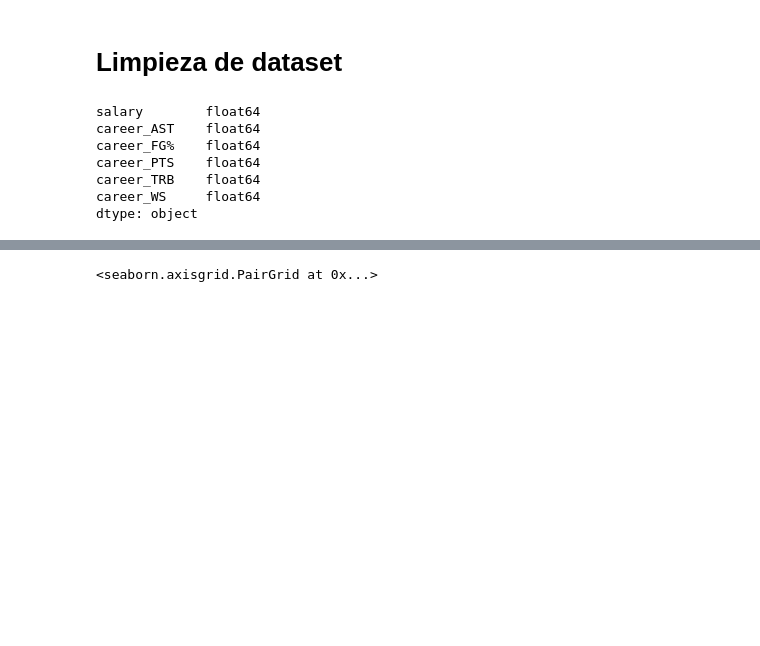
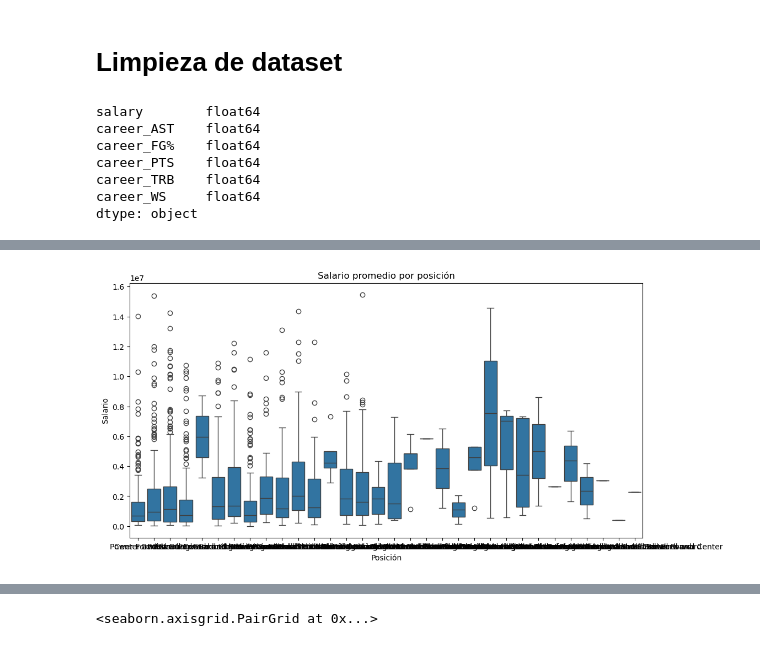
Before and after one commit to paezagustin/ML_2025, a Jupyter notebook: NBA_sueldos.ipynb, the cells around one changed output, grey strips where cells are left out. Saved outputs shown, nothing was run; the diff lists cells and outputs as text; code cells hidden in the pictures; blank space fills up the shorter version.

```diff
--- a/NBA_sueldos.ipynb
+++ b/NBA_sueldos.ipynb
@@ -114,0 +127,9 @@ plt.show()
+# %%
+plt.figure(figsize=(12, 6))
+sns.boxplot(x='position', y='salary', data=df_merged)
+plt.title('Salario promedio por posición')
+plt.xlabel('Posición')
+plt.ylabel('Salario')
+plt.show()
+# %% [output]
+[figure, added]
```
Also changed, not shown: parts of 28 cells of this notebook, 1 other file.
